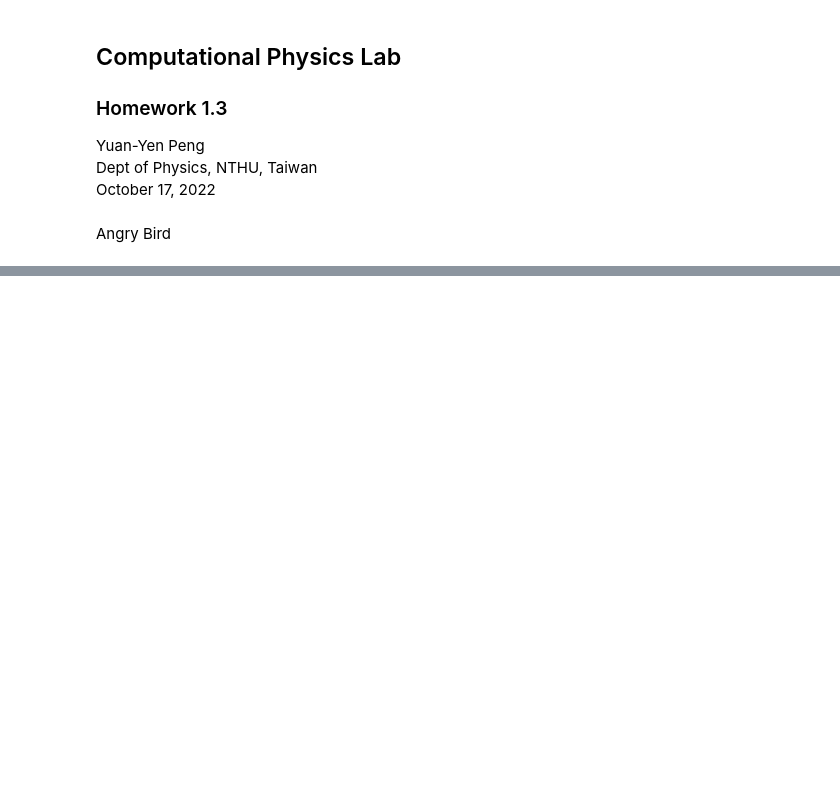
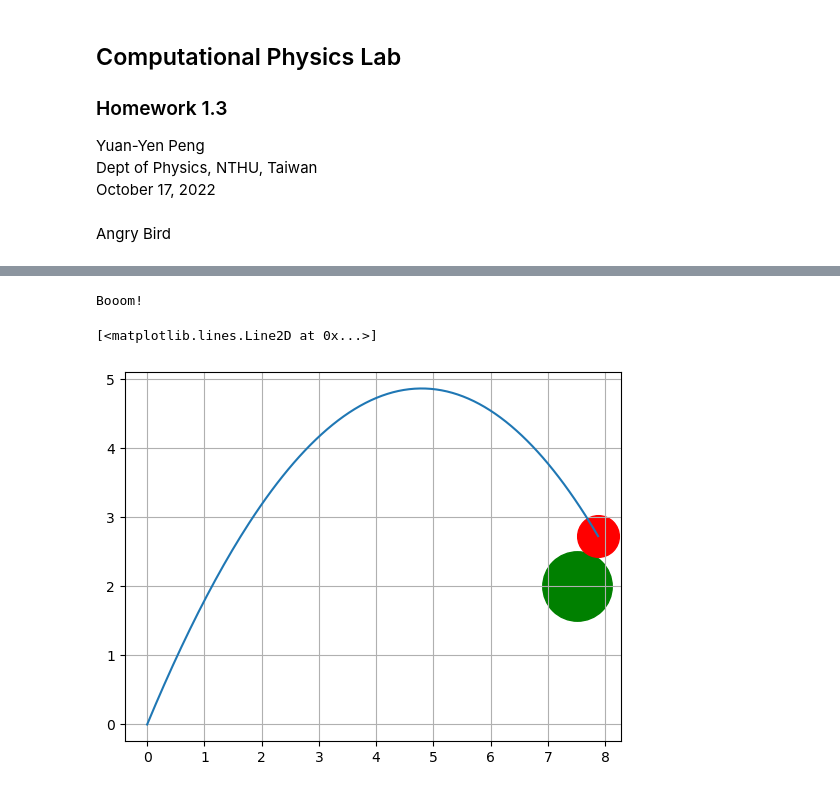
Before and after one commit to yygarypeng/pi-calculation-comphyslab-HW1, a Jupyter notebook: HW1_code/HW1.3.ipynb, the cells around one changed output, grey strips where cells are left out. Cells and saved outputs as stored; diff of their text form; code cells hidden in the pictures; blank space fills up the shorter version.

```diff
--- a/HW1_code/HW1.3.ipynb
+++ b/HW1_code/HW1.3.ipynb
@@ -35,0 +115,13 @@ plt.plot(tr(PosX = 0, PosY = 0, VelX = 10, VelY = 10)[0],
+# %%
+# in water
+
+eta_water = 1E-2
+tr_water = tr(PosX, PosY, VelX, VelY, eta_water)
+plt.scatter(T[0], T[1], s_pig, c = 'g')
+plt.scatter(tr_water[2], tr_water[3], s_bird, c = 'r')
+plt.grid()
+plt.plot(tr_water[0], tr_water[1])
+# %% [output]
+Booom!
+[<matplotlib.lines.Line2D at 0x...>]
+[figure, added]
```
Also changed, not shown: parts of 9 cells of this notebook.
